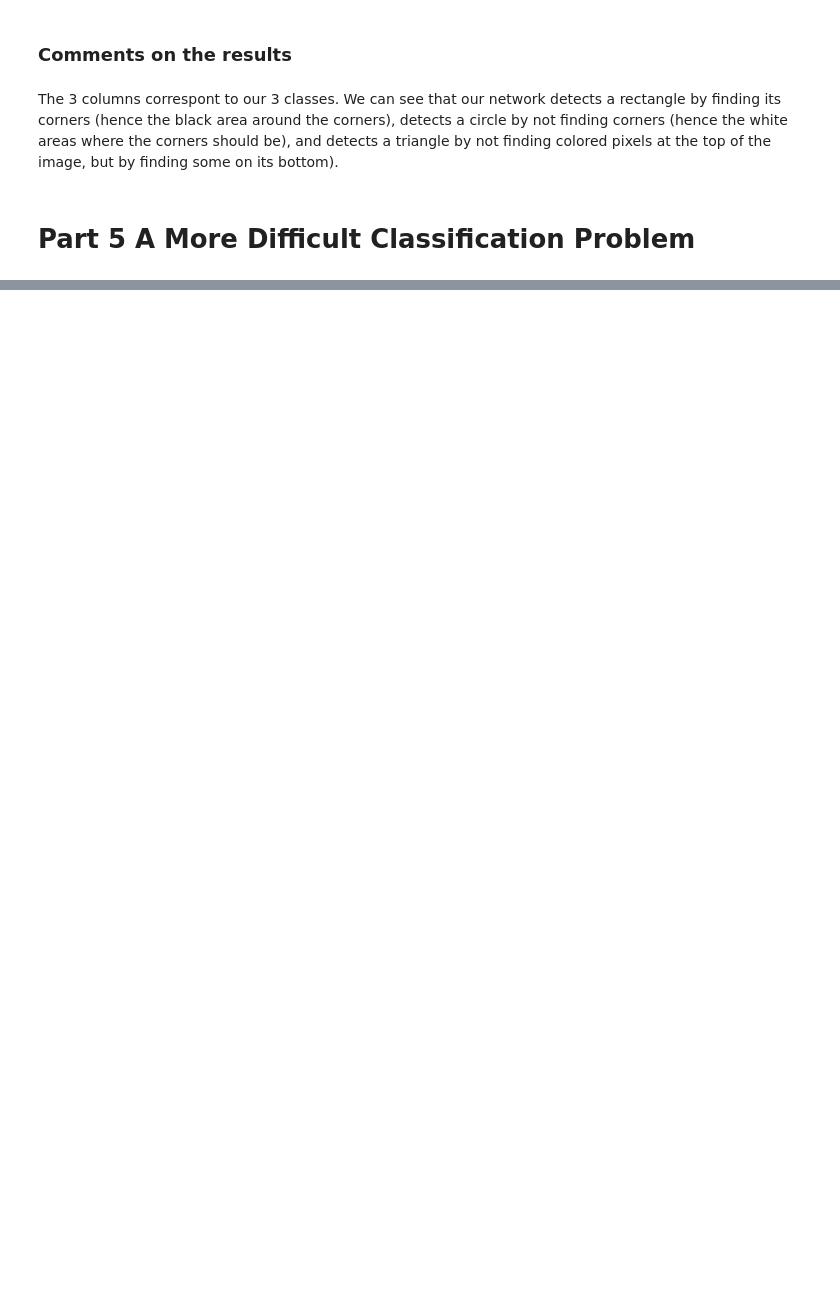
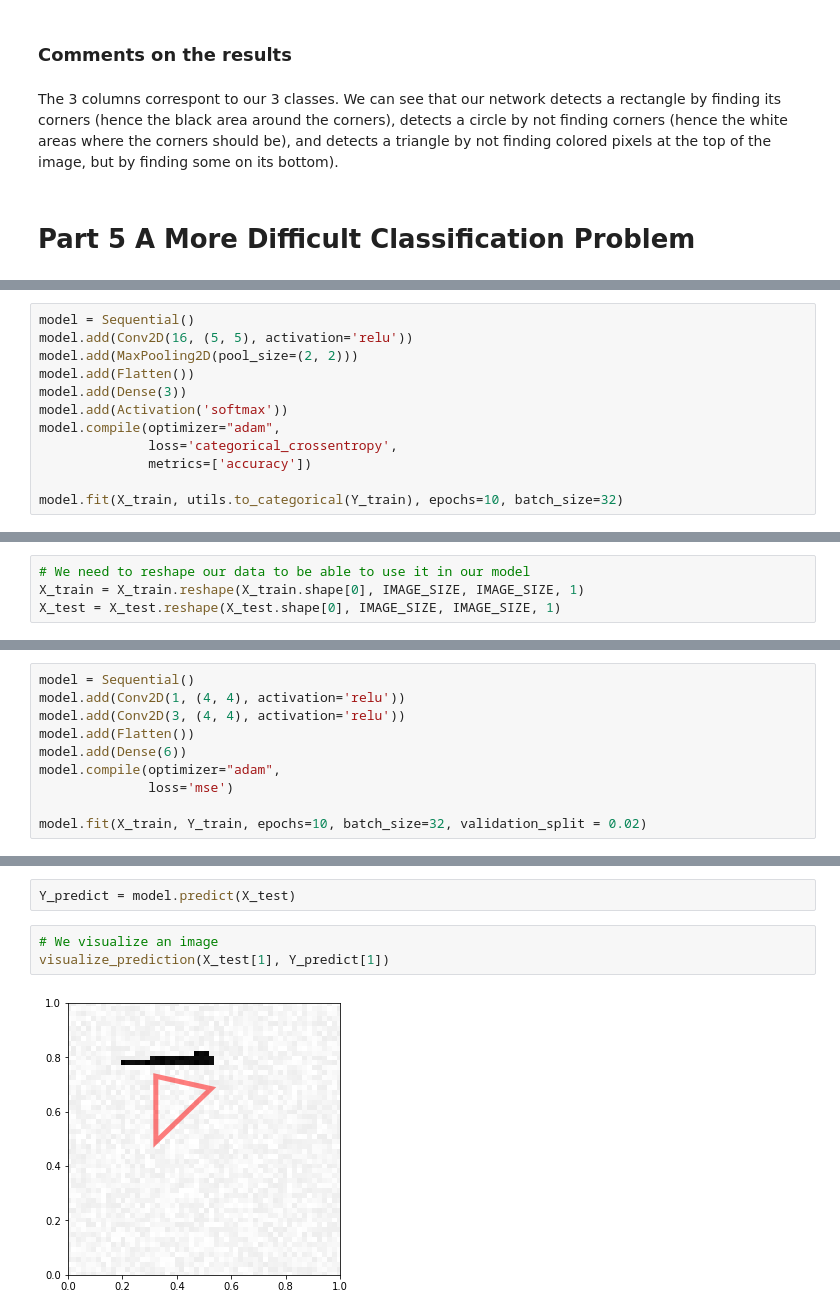
Before and after one commit to CharlesAuguste/MVA-MP1, a Jupyter notebook: MVA-MP1.ipynb, the cells around one changed output, grey strips where cells are left out. Cells and saved outputs as stored; diff of their text form; blank space fills up the shorter version.

```diff
--- a/MVA-MP1.ipynb
+++ b/MVA-MP1.ipynb
@@ -310,0 +412,12 @@ The 3 columns correspont to our 3 classes. We can see that our network detects a
+# %%
+model = Sequential()
+model.add(Conv2D(16, (5, 5), activation='relu'))
+model.add(MaxPooling2D(pool_size=(2, 2)))
+model.add(Flatten())
+model.add(Dense(3))
+model.add(Activation('softmax'))
+model.compile(optimizer="adam",
+              loss='categorical_crossentropy',
+              metrics=['accuracy'])
+
+model.fit(X_train, utils.to_categorical(Y_train), epochs=10, batch_size=32)
@@ -310,0 +502,4 @@ The 3 columns correspont to our 3 classes. We can see that our network detects a
+# %%
+# We need to reshape our data to be able to use it in our model
+X_train = X_train.reshape(X_train.shape[0], IMAGE_SIZE, IMAGE_SIZE, 1)
+X_test = X_test.reshape(X_test.shape[0], IMAGE_SIZE, IMAGE_SIZE, 1)
@@ -310,0 +509,10 @@ The 3 columns correspont to our 3 classes. We can see that our network detects a
+# %%
+model = Sequential()
+model.add(Conv2D(1, (4, 4), activation='relu'))
+model.add(Conv2D(3, (4, 4), activation='relu'))
+model.add(Flatten())
+model.add(Dense(6))
+model.compile(optimizer="adam",
+              loss='mse')
+
+model.fit(X_train, Y_train, epochs=10, batch_size=32, validation_split = 0.02)
@@ -310,0 +543,7 @@ The 3 columns correspont to our 3 classes. We can see that our network detects a
+# %%
+Y_predict = model.predict(X_test)
+# %%
+# We visualize an image
+visualize_prediction(X_test[1], Y_predict[1])
+# %% [output]
+[figure, added]
```
Also changed, not shown: parts of 48 cells of this notebook.
